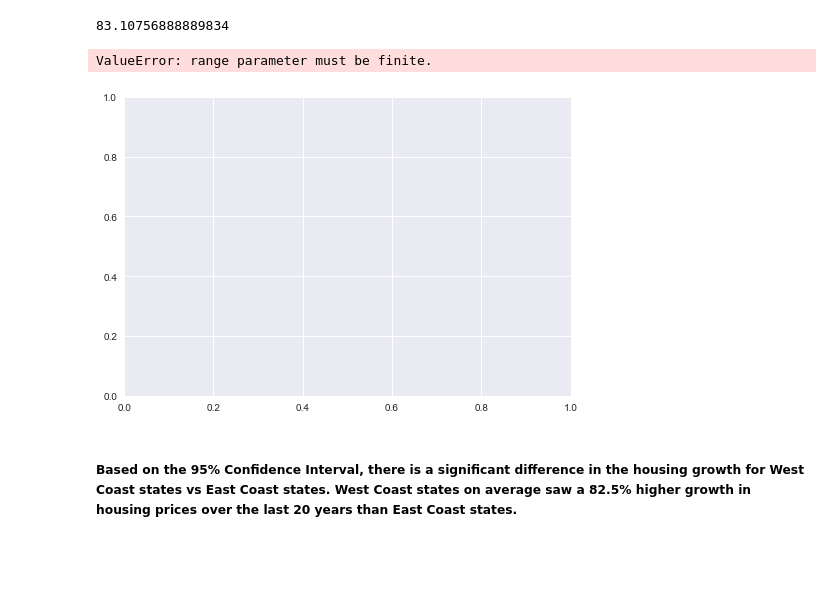
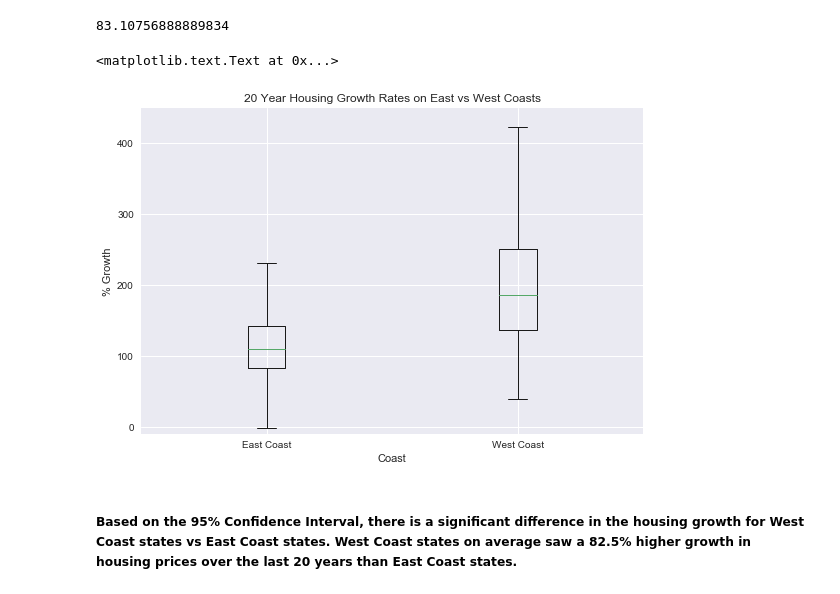
Before and after one commit to tiptonicedt/springboard, a Jupyter notebook: capstone_project_zillow/Zillow_Statistical_Inference.ipynb, the cells around one changed output. Cells and saved outputs as stored; diff of their text form; code cells hidden in the pictures; blank space fills up the shorter version.

```diff
--- a/capstone_project_zillow/Zillow_Statistical_Inference.ipynb
+++ b/capstone_project_zillow/Zillow_Statistical_Inference.ipynb
@@ -182,19 +182,24 @@ atlantic_mean
 not_coastal_mean
 # %% [output]
 83.10756888889834
-# %%
-a = h_atlantic['Percent_Growth']
-p = h_pacific['Percent_Growth']
-
-bins = np.linspace(0, 700, 100)
-
-plt.hist(a, bins, alpha=0.5, label='East Coast')
-plt.hist(p, bins, alpha=0.5, label='West Coast')
-plt.legend(loc='upper right')
-plt.show()
-# %% [output]
-ValueError: range parameter must be finite.
-[figure, removed]
+# %%
+a = h_atlantic['Percent_Growth']
+p = h_pacific['Percent_Growth']
+
+bothcoasts = [a.dropna(), p.dropna()]
+
+mpl_fig = plt.figure(1, figsize=(9,6))
+ax = mpl_fig.add_subplot(111)
+
+ax.boxplot(bothcoasts)
+ax.set_ylim([-10,450])
+ax.set_xticklabels(['East Coast', 'West Coast'])
+ax.set_title('20 Year Housing Growth Rates on East vs West Coasts')
+ax.set_xlabel('Coast')
+ax.set_ylabel('% Growth')
+# %% [output]
+<matplotlib.text.Text at 0x...>
+[figure, added]
 # %%
 # Standard Deviation of the differences in the means
 std = ((pacific_std**2)/pacific_zips + (atlantic_std**2)/atlantic_zips)**(1/2.0)
```
Also changed, not shown: parts of 14 cells of this notebook.
